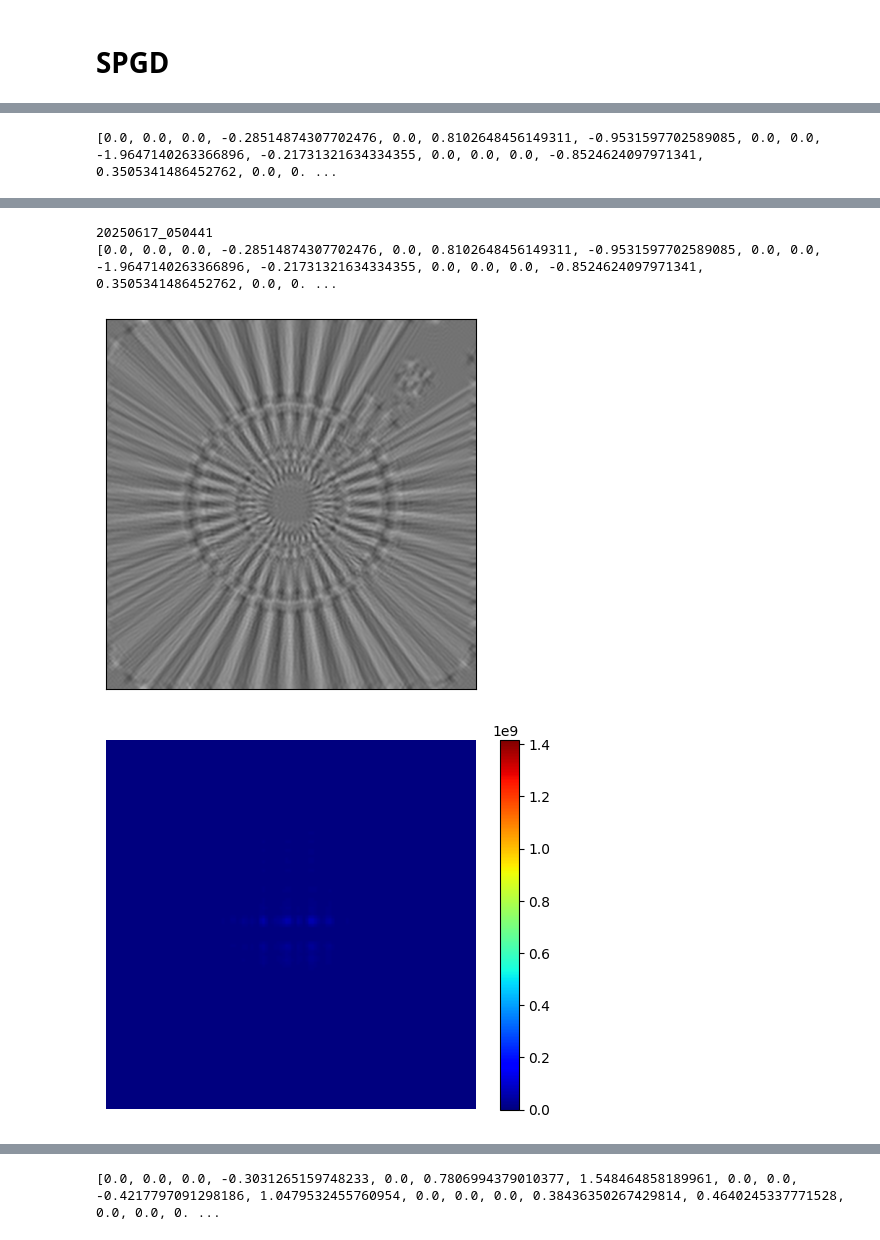
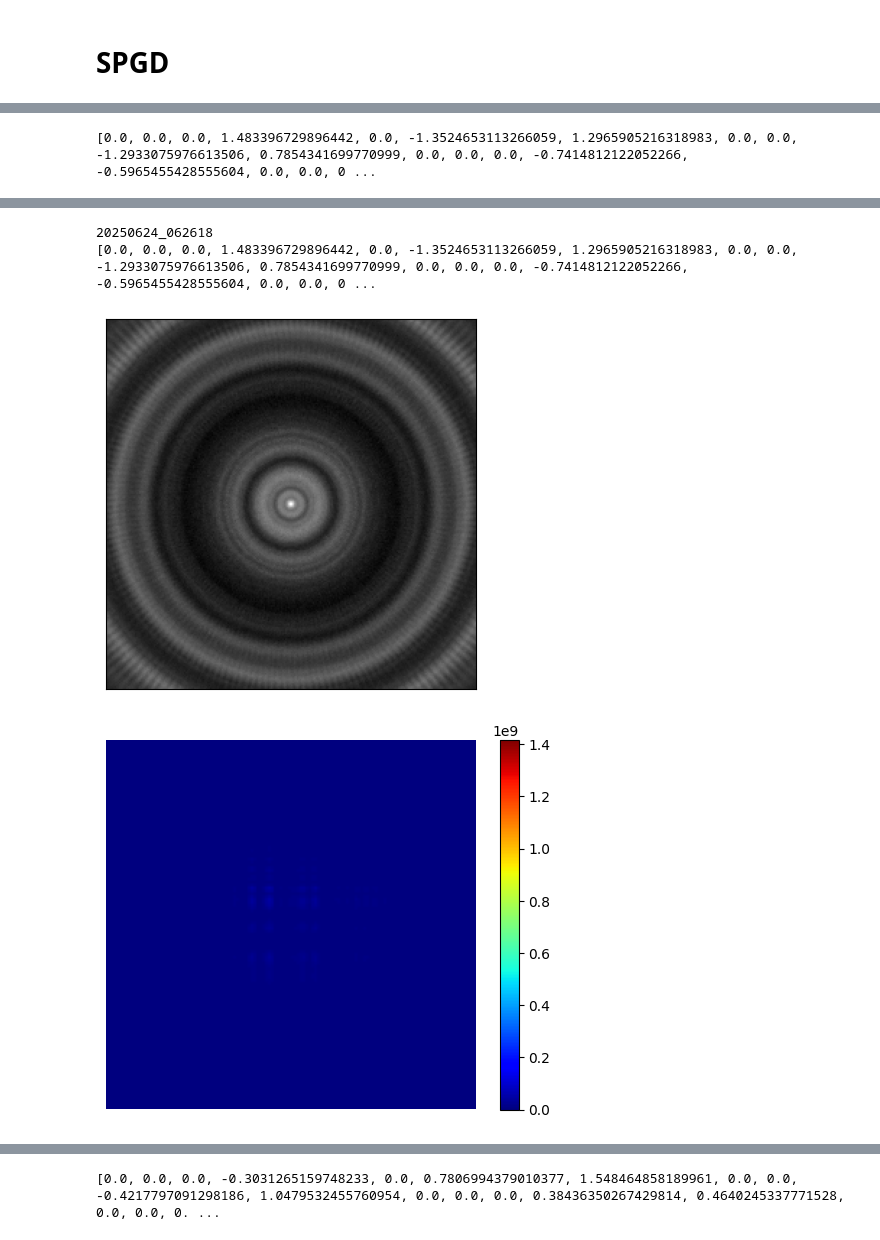
Before and after one commit to inagetsutomu/lab, a Jupyter notebook: SPGD.ipynb, the cells around one changed output, grey strips where cells are left out. Drawn from its saved outputs; the diff is of its cells as text; code cells hidden in the pictures.

```diff
--- a/SPGD.ipynb
+++ b/SPGD.ipynb
@@ -171,9 +171,9 @@ def generate_coef_with_norm(norm, mode):
     numbers = numbers * (norm / current_norm)
     return numbers.tolist()
 
-def pseudo_incoherent(pupil, defocus = 0.0e-6, rot_angle=20, crop_size=256):
+def pseudo_incoherent(pupil, defocus = 0.0e-6, rot_angle=5, crop_size=256):
     img_total = np.zeros((crop_size, crop_size))
-    angle = np.radians(rot_angle)
+    angle = 2*np.pi/(360/rot_angle)
     angle_num = int(360/rot_angle)
     img_list = []
     for i in range(angle_num):
@@ -918,13 +922,16 @@ plt.show()
 # coef = [0.0, 0.0, 0.0, -1.2514339588855623, 0.0, -0.3144071409557081, -0.8010882969276838, 0.0, 0.0, 1.3111189862683834, 0.35207777395103856, 0.0, 0.0, 0.0, -0.28724129164016254, -1.4398127181549492, 0.0, 0.0, 0.0, 0.0, 0.15651562780177164, 1.0270377425221868, 0.0, 0.0, 0.0, 0.0, 0.0, -0.05356897336279265]
 
 print(coef)
-theta_x = 0.0e-4
-theta_y = 0.0e-4
+theta_x = 7.0e-4
+theta_y = 7.0e-4
 pupil = make_wavefront_oblique(coef, theta_x, theta_y)
+pupil0 = make_wavefront(coef)
 plt.imshow(np.angle(pupil),cmap="jet")
 plt.colorbar()
 plt.show()
-score = ssim_culc2_8_filter(pupil)
+
+_, img_total = pseudo_incoherent(pupil)
+score = laplacian_score(img_total)
 
 now = datetime.now()
 timestamp = now.strftime("%Y%m%d_%H%M%S")
@@ -949,7 +956,7 @@ img_out = np.sqrt(exp_intensity)
 img_out = img_out
 imgName = f"start_img_{score}.tif"
 filename = os.path.join(save_dir, imgName)
-plt.imshow(img_out,cmap='gray',vmin=0, vmax=2.0)
+plt.imshow(img_total,cmap='gray')
 plt.xticks([])
 plt.yticks([])
 plt.savefig(filename, dpi = 300, format= 'tiff')
@@ -979,4 +986,4 @@ plt.colorbar()
 plt.savefig(filename, dpi = 300, format= 'tiff')
 plt.show()
 # %% [output]
-[0.0, 0.0, 0.0, -0.28514874307702476, 0.0, 0.8102648456149311, -0.9531597702589085, 0.0, 0.0, -1.9647140263366896, -0.21731321634334355, 0.0, 0.0, 0.0, -0.8524624097971341, 0.3505341486452762, 0.0, 0. ...
+[0.0, 0.0, 0.0, 1.483396729896442, 0.0, -1.3524653113266059, 1.2965905216318983, 0.0, 0.0, -1.2933075976613506, 0.7854341699770999, 0.0, 0.0, 0.0, -0.7414812122052266, -0.5965455428555604, 0.0, 0.0, 0 ...
@@ -984,4 +991,4 @@ plt.show()
-20250617_050441
-[0.0, 0.0, 0.0, -0.28514874307702476, 0.0, 0.8102648456149311, -0.9531597702589085, 0.0, 0.0, -1.9647140263366896, -0.21731321634334355, 0.0, 0.0, 0.0, -0.8524624097971341, 0.3505341486452762, 0.0, 0. ...
+20250624_062618
+[0.0, 0.0, 0.0, 1.483396729896442, 0.0, -1.3524653113266059, 1.2965905216318983, 0.0, 0.0, -1.2933075976613506, 0.7854341699770999, 0.0, 0.0, 0.0, -0.7414812122052266, -0.5965455428555604, 0.0, 0.0, 0 ...
-[figure, old version]
+[figure, new version]
-[figure, old version]
+[figure, new version]
```
Also changed, not shown: parts of 9 cells of this notebook.
